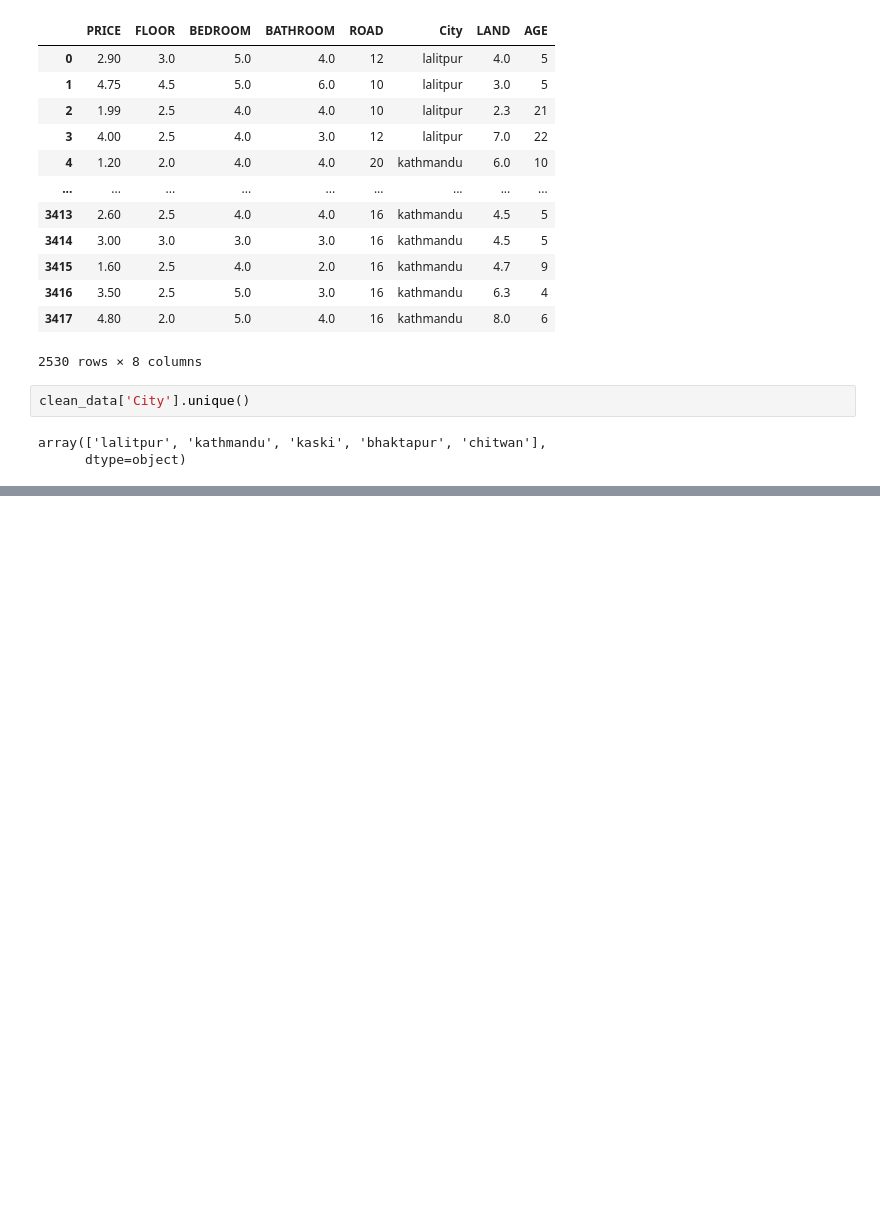
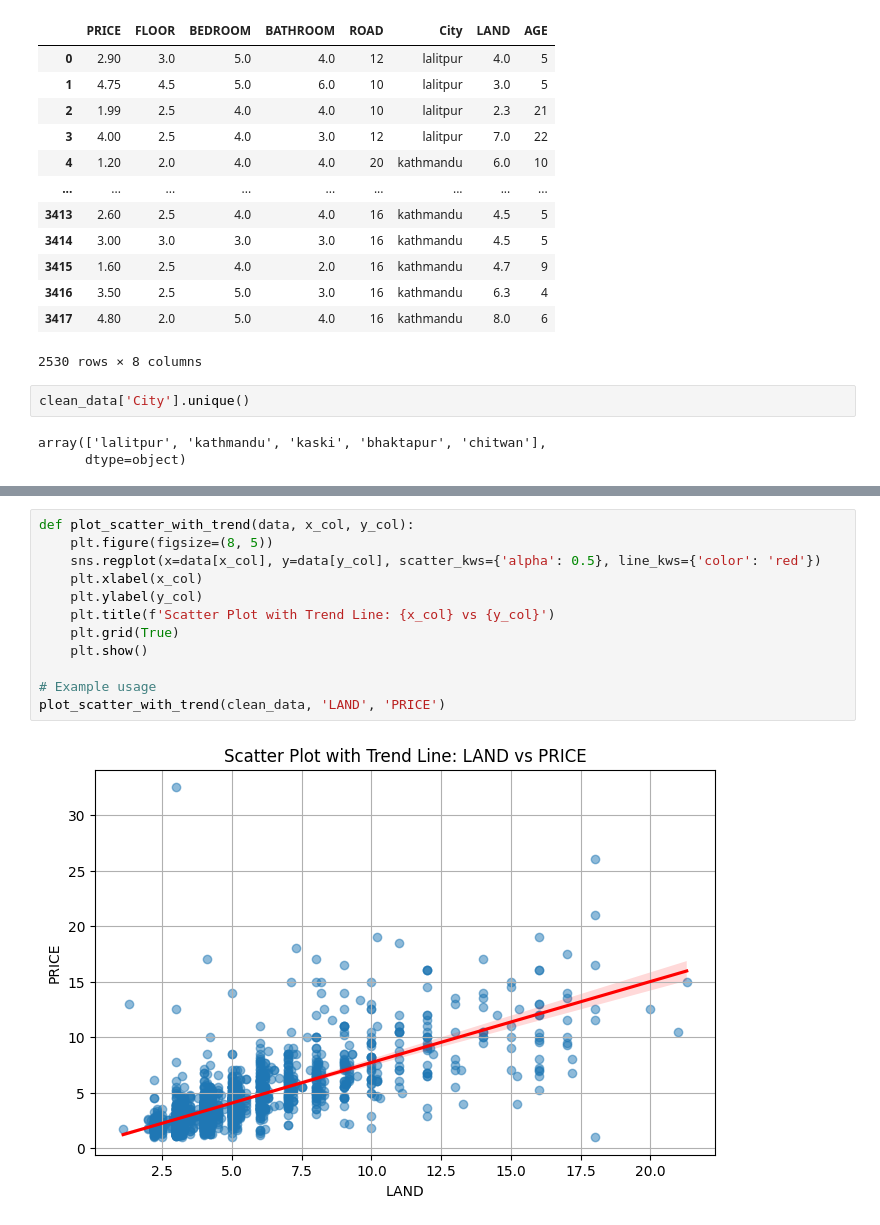
Before and after one commit to kushal1o1/RealEstate, a Jupyter notebook: ai/main.ipynb, the cells around one changed output, grey strips where cells are left out. Cells and saved outputs as stored; diff of their text form; blank space fills up the shorter version.

```diff
--- a/ai/main.ipynb
+++ b/ai/main.ipynb
@@ -354,0 +466,14 @@ array(['lalitpur', 'kathmandu', 'kaski', 'bhaktapur', 'chitwan'],
+# %%
+def plot_scatter_with_trend(data, x_col, y_col):
+    plt.figure(figsize=(8, 5))
+    sns.regplot(x=data[x_col], y=data[y_col], scatter_kws={'alpha': 0.5}, line_kws={'color': 'red'})
+    plt.xlabel(x_col)
+    plt.ylabel(y_col)
+    plt.title(f'Scatter Plot with Trend Line: {x_col} vs {y_col}')
+    plt.grid(True)
+    plt.show()
+
+# Example usage
+plot_scatter_with_trend(clean_data, 'LAND', 'PRICE')
+# %% [output]
+[figure, added]
```
Also changed, not shown: parts of 14 cells of this notebook.
